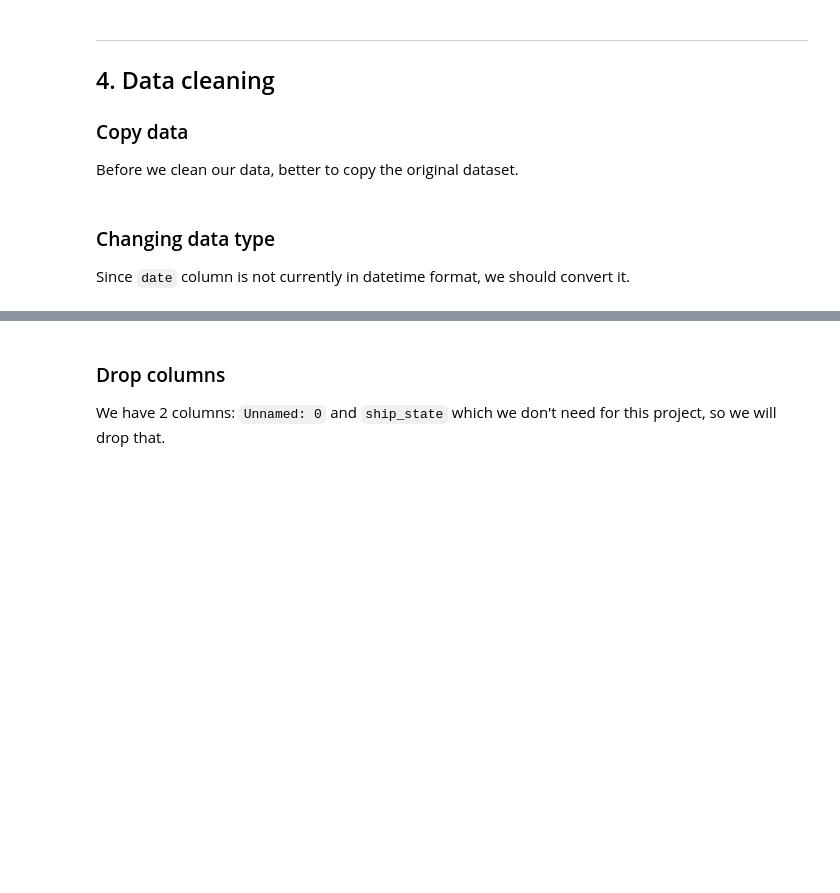
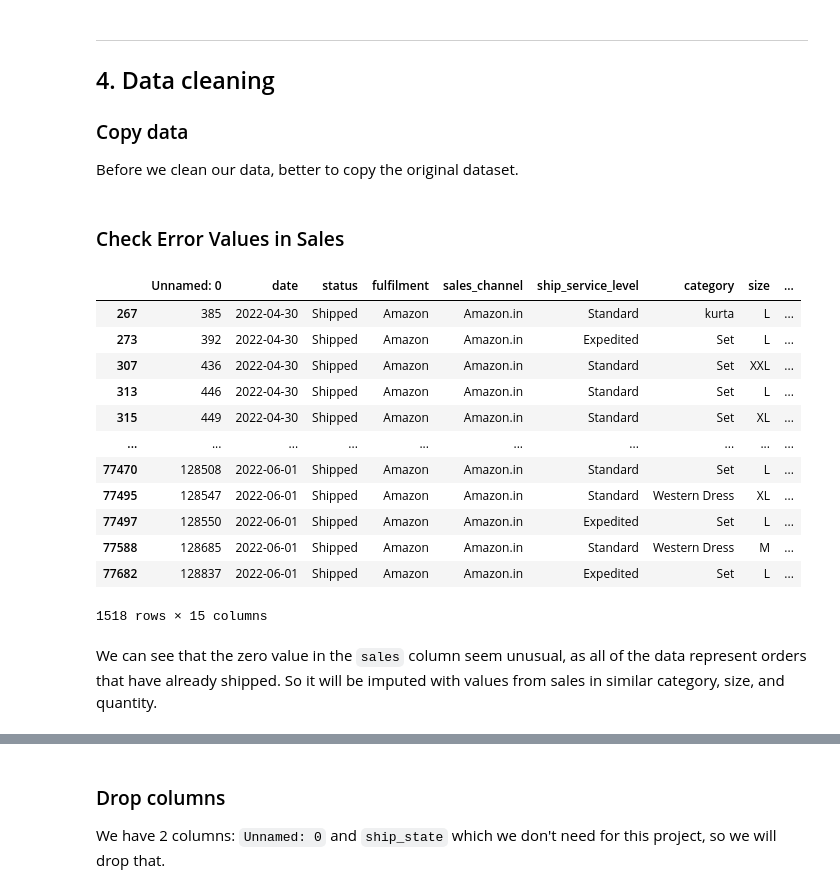
Before and after one commit to FTDS-assignment-bay/p2-final-project-ftds-027-hck-group-002, a Jupyter notebook: exploratory_data_analysis.ipynb, the cells around one changed output, grey strips where cells are left out. Cells and saved outputs as stored; diff of their text form; code cells hidden in the pictures; blank space fills up the shorter version.

```diff
--- a/exploratory_data_analysis.ipynb
+++ b/exploratory_data_analysis.ipynb
@@ -26,7 +27,7 @@ warnings.filterwarnings('ignore')
 
 We need to load `amazon_sales_clean.csv` into individual dataframes so that we can work with them in Python.
 # %%
-df = pd.read_csv("Amazon_sales.csv", index_col=False)
+df = pd.read_csv("Amazon_sales.csv", index_col=False, parse_dates=['date'])
 # %% [markdown]
 Let's look at the first 5 rows of both dataframes to see what the data looks like.
 # %%
@@ -93,7 +94,3 @@ The describe method gives us a lot of information about the data. The key point
 Before we clean our data, better to copy the original dataset.
 # %%
 data = df.copy()
-# %% [markdown]
-### Changing data type
-
-Since `date` column is not currently in datetime format, we should convert it.
@@ -101,0 +97,21 @@ data['date'] = pd.to_datetime(data['date'])
+# %% [markdown]
+### Check Error Values in Sales
+# %%
+sales_error = data[(data['sales']==0 )]
+sales_error
+# %% [output]
+|  | Unnamed: 0 | date | status | fulfilment | sales_channel | ship_service_level | category | size | ... |
+| 267 | 385 | 2022-04-30 | Shipped | Amazon | Amazon.in | Standard | kurta | L | ... |
+| 273 | 392 | 2022-04-30 | Shipped | Amazon | Amazon.in | Expedited | Set | L | ... |
+| 307 | 436 | 2022-04-30 | Shipped | Amazon | Amazon.in | Standard | Set | XXL | ... |
+| 313 | 446 | 2022-04-30 | Shipped | Amazon | Amazon.in | Standard | Set | L | ... |
+| 315 | 449 | 2022-04-30 | Shipped | Amazon | Amazon.in | Standard | Set | XL | ... |
+| ... | ... | ... | ... | ... | ... | ... | ... | ... | ... |
+| 77470 | 128508 | 2022-06-01 | Shipped | Amazon | Amazon.in | Standard | Set | L | ... |
+| 77495 | 128547 | 2022-06-01 | Shipped | Amazon | Amazon.in | Standard | Western Dress | XL | ... |
+| 77497 | 128550 | 2022-06-01 | Shipped | Amazon | Amazon.in | Expedited | Set | L | ... |
+| 77588 | 128685 | 2022-06-01 | Shipped | Amazon | Amazon.in | Standard | Western Dress | M | ... |
+| 77682 | 128837 | 2022-06-01 | Shipped | Amazon | Amazon.in | Expedited | Set | L | ... |
+1518 rows × 15 columns
+# %% [markdown]
+We can see that the zero value in the `sales` column seem unusual, as all of the data represent orders that have already shipped. So it will be imputed with values from sales in similar category, size, and quantity.
```
Also changed, not shown: parts of 17 cells of this notebook.
